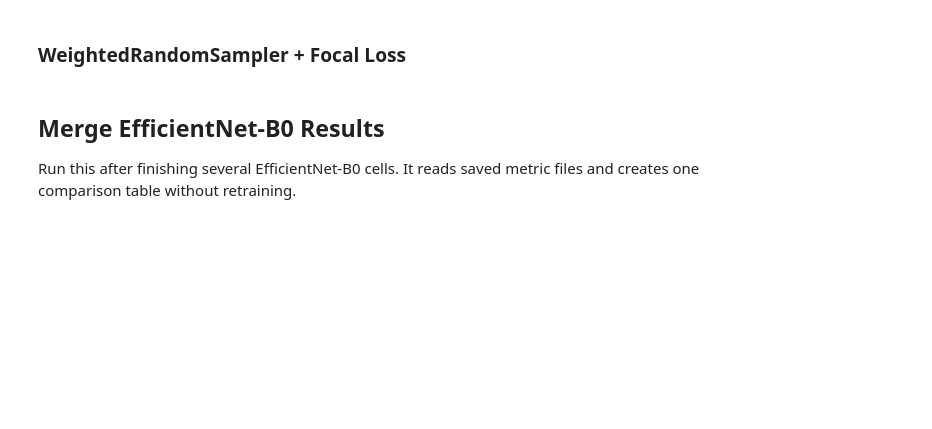
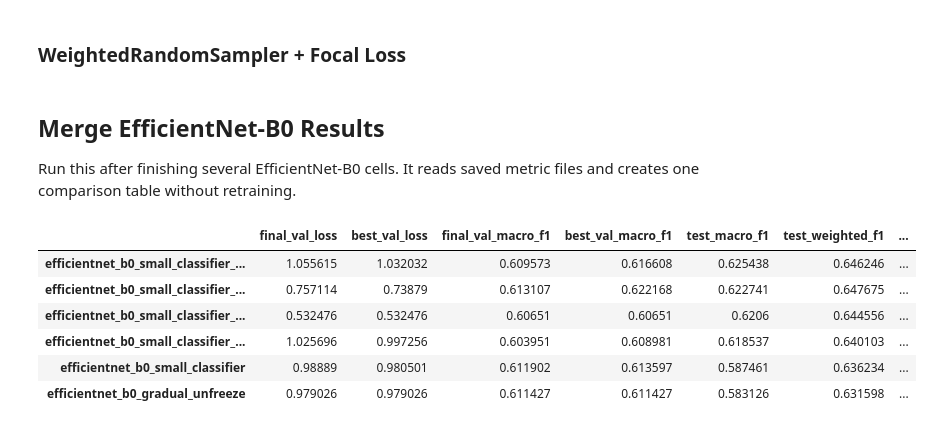
Before and after one commit to zsykk/DL-final-project, a Jupyter notebook: notebooks/04_efficientnet_b0_experiments.ipynb, the cells around one changed output. Cells and saved outputs as stored; diff of their text form; code cells hidden in the pictures; blank space fills up the shorter version.

```diff
--- a/notebooks/04_efficientnet_b0_experiments.ipynb
+++ b/notebooks/04_efficientnet_b0_experiments.ipynb
@@ -83,0 +46,26 @@ top_confusions = metrics.top_confusions
+# %%
+# Kaggle option. Uncomment this block only when running in Kaggle.
+
+%cd /kaggle/working
+from pathlib import Path
+import sys
+
+REPO_URL = 'https://github.com/zsykk/DL-final-project.git'
+REPO_DIR = 'DL-final-project'
+
+if Path(REPO_DIR).exists():
+    %cd /kaggle/working/DL-final-project
+    !git pull
+else:
+    !git clone {REPO_URL}
+    %cd /kaggle/working/DL-final-project
+
+PROJECT_ROOT = Path('/kaggle/working/DL-final-project')
+sys.path.insert(0, str(PROJECT_ROOT / 'src'))
+DATA_DIR = Path('/kaggle/input/datasets/msambare/fer2013')
+RESULTS_DIR = PROJECT_ROOT / 'results'
+(RESULTS_DIR / 'checkpoints').mkdir(parents=True, exist_ok=True)
+(RESULTS_DIR / 'metrics').mkdir(parents=True, exist_ok=True)
+(RESULTS_DIR / 'figures').mkdir(parents=True, exist_ok=True)
+
+DATA_DIR, (DATA_DIR / 'train').exists(), (DATA_DIR / 'test').exists(), PROJECT_ROOT
@@ -417,31 +711,39 @@ summary_names = [
     'efficientnet_b0_small_classifier_class_weights',
     'efficientnet_b0_small_classifier_weighted_sampler',
     'efficientnet_b0_small_classifier_focal',
     'efficientnet_b0_small_classifier_class_weights_focal',
-    'efficientnet_b0_small_classifier_weighted_sampler_focal',
+    # 'efficientnet_b0_small_classifier_weighted_sampler_focal',
 ]
 
 summary_rows = {}
 metrics_dir = RESULTS_DIR / 'metrics'
 for name in summary_names:
     report_path = metrics_dir / f'{name}_classification_report.csv'
     history_path = metrics_dir / f'{name}_history.csv'
     confusions_path = metrics_dir / f'{name}_top_confusions.csv'
     if not report_path.exists() or not history_path.exists():
         continue
     report = pd.read_csv(report_path, index_col=0)
     history = pd.read_csv(history_path)
     confusions = pd.read_csv(confusions_path) if confusions_path.exists() else pd.DataFrame()
     summary_rows[name] = {
         'final_val_loss': float(history['val_loss'].iloc[-1]),
         'best_val_loss': float(history['val_loss'].min()),
         'final_val_macro_f1': float(history['val_macro_f1'].iloc[-1]),
         'best_val_macro_f1': float(history['val_macro_f1'].max()),
         'test_macro_f1': float(report.loc['macro avg', 'f1-score']),
         'test_weighted_f1': float(report.loc['weighted avg', 'f1-score']),
         'top_confusion': 'none' if confusions.empty else f"{confusions.iloc[0]['true_emotion']} -> {confusions.iloc[0]['predicted_emotion']}",
     }
 
 efficientnet_b0_summary = pd.DataFrame(summary_rows).T.sort_values('test_macro_f1', ascending=False)
 efficientnet_b0_summary.to_csv(metrics_dir / 'efficientnet_b0_experiment_summary.csv')
 efficientnet_b0_summary
+# %% [output]
+|  | final_val_loss | best_val_loss | final_val_macro_f1 | best_val_macro_f1 | test_macro_f1 | test_weighted_f1 | ... |
+| efficientnet_b0_small_classifier_... | 1.055615 | 1.032032 | 0.609573 | 0.616608 | 0.625438 | 0.646246 | ... |
+| efficientnet_b0_small_classifier_... | 0.757114 | 0.73879 | 0.613107 | 0.622168 | 0.622741 | 0.647675 | ... |
+| efficientnet_b0_small_classifier_... | 0.532476 | 0.532476 | 0.60651 | 0.60651 | 0.6206 | 0.644556 | ... |
+| efficientnet_b0_small_classifier_... | 1.025696 | 0.997256 | 0.603951 | 0.608981 | 0.618537 | 0.640103 | ... |
+| efficientnet_b0_small_classifier | 0.98889 | 0.980501 | 0.611902 | 0.613597 | 0.587461 | 0.636234 | ... |
+| efficientnet_b0_gradual_unfreeze | 0.979026 | 0.979026 | 0.611427 | 0.611427 | 0.583126 | 0.631598 | ... |
```
Also changed, not shown: parts of 26 cells of this notebook.
